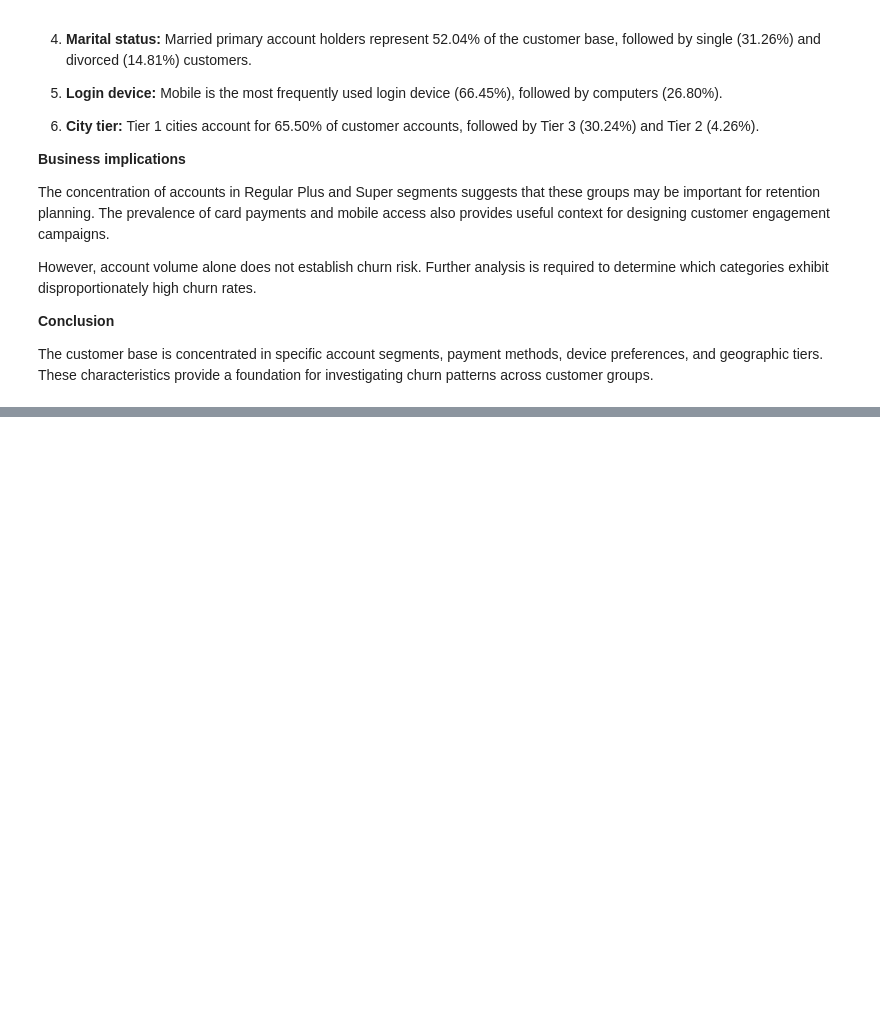
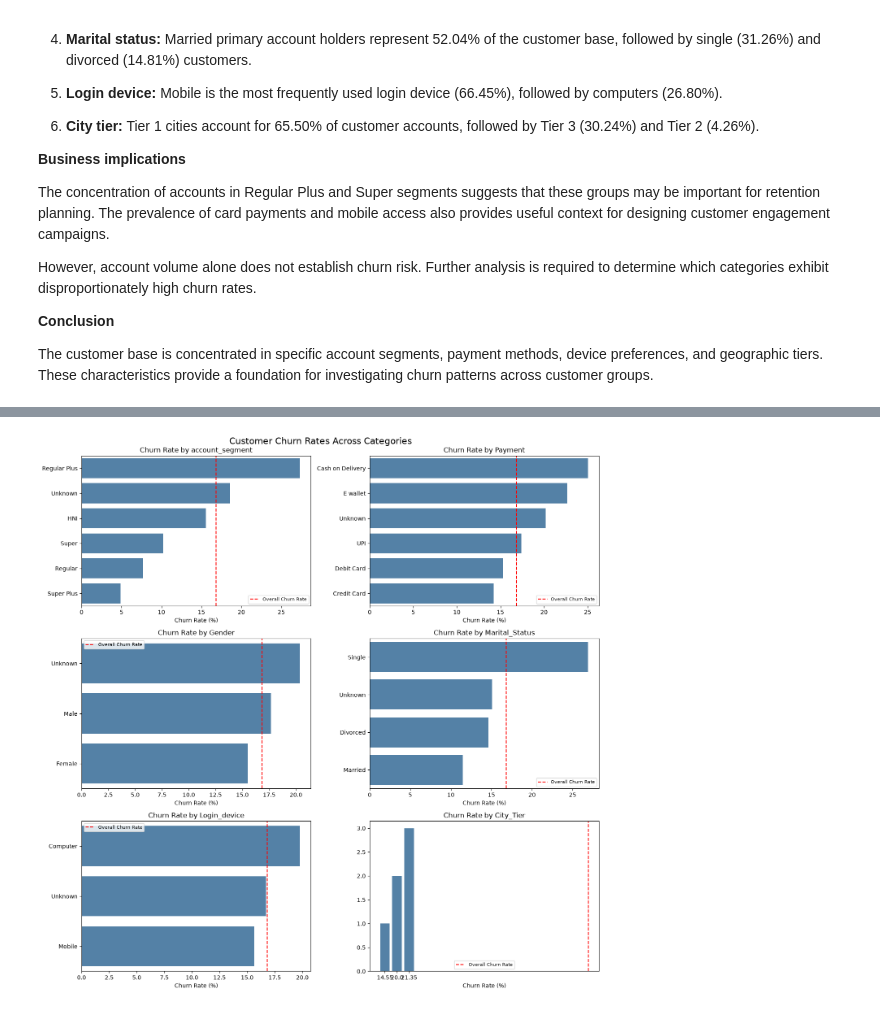
Before and after one commit to timayabi2020/churn-prediction-mlops, a Jupyter notebook: notebooks/churn_prediction.ipynb, the cells around one changed output, grey strips where cells are left out. Cells and saved outputs as stored; diff of their text form; code cells hidden in the pictures; blank space fills up the shorter version.

```diff
--- a/notebooks/churn_prediction.ipynb
+++ b/notebooks/churn_prediction.ipynb
@@ -999,0 +1198,36 @@ The customer base is concentrated in specific account segments, payment methods,
+# %%
+fig, axes = plt.subplots(3, 2, figsize=(14, 14))
+
+for ax, col in zip(axes.flatten(), categorical_features):
+    summary = churn_segment_results[col]
+
+    sns.barplot(
+        data=summary,
+        x="Churn Rate (%)",
+        y=col,
+        color="steelblue",
+        ax=ax
+    )
+
+    ax.axvline(
+        df_eda["Churn"].mean() * 100,
+        color="red",
+        linestyle="--",
+        label="Overall Churn Rate"
+    )
+
+    ax.set_title(f"Churn Rate by {col}")
+    ax.set_xlabel("Churn Rate (%)")
+    ax.set_ylabel("")
+
+    ax.legend(fontsize=8)
+
+plt.suptitle(
+    "Customer Churn Rates Across Categories",
+    fontsize=16
+)
+
+plt.tight_layout()
+plt.show()
+# %% [output]
+[figure, added]
```
Also changed, not shown: parts of 21 cells of this notebook.
